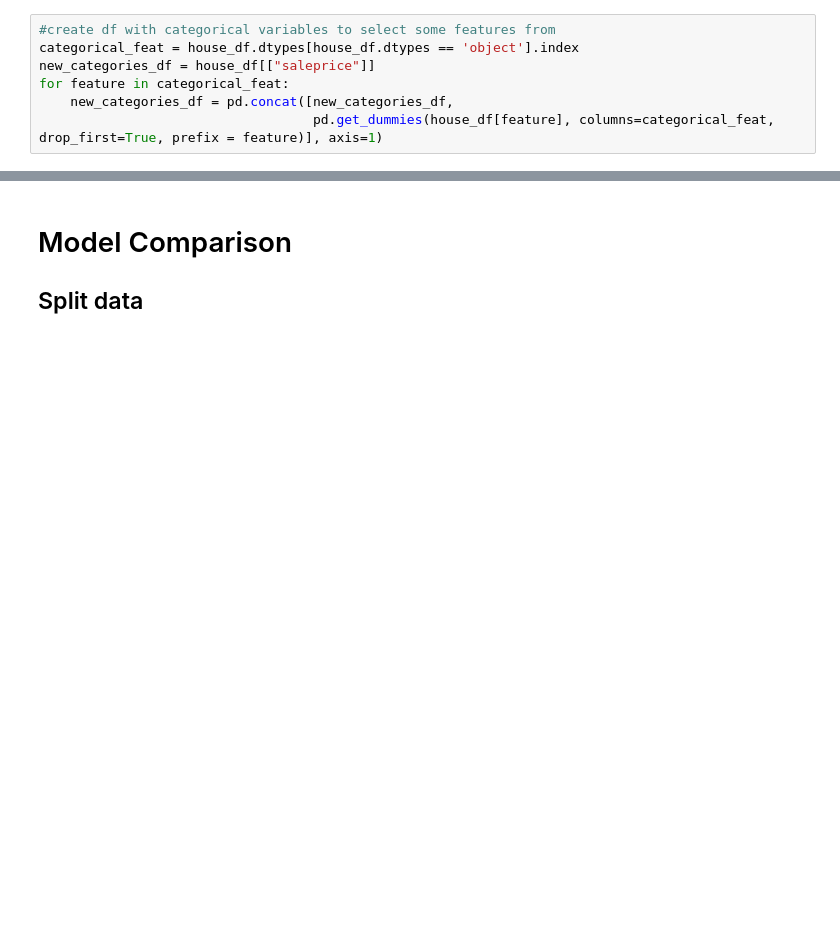
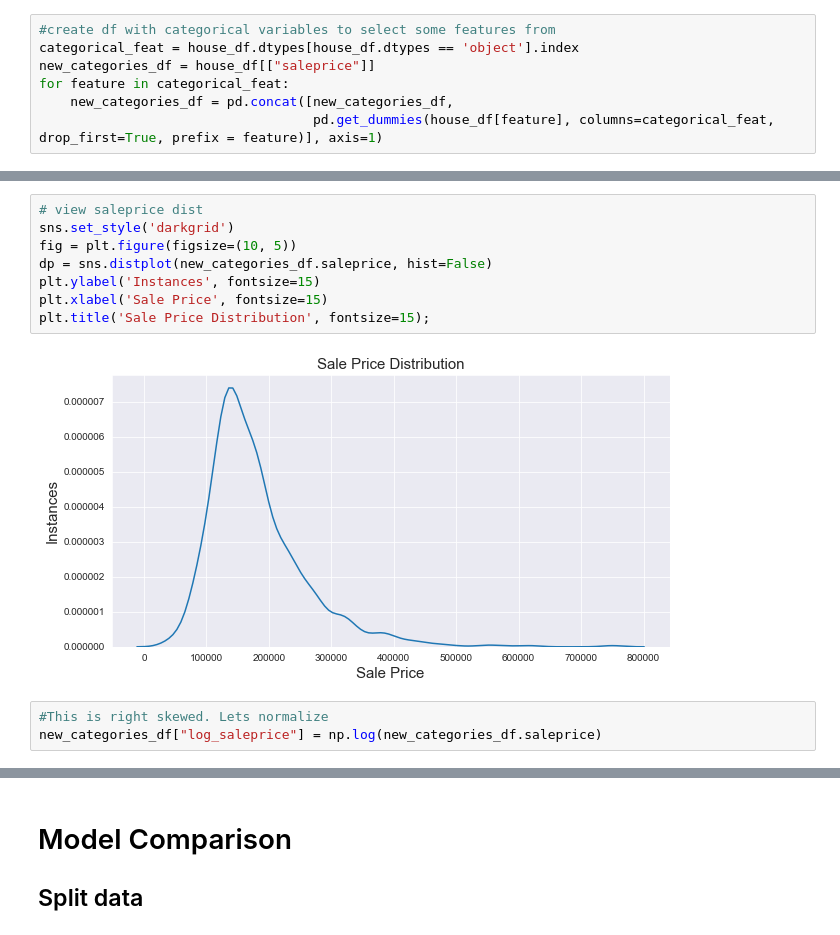
Before and after one commit to chrisoyer/thinkful_notes, a Jupyter notebook: Unit_2_supervised_learning/19/19.8_Regression_Challenge.ipynb, the cells around one changed output, grey strips where cells are left out. Drawn from its saved outputs; the diff is of its cells as text; blank space fills up the shorter version.

```diff
--- a/Unit_2_supervised_learning/19/19.8_Regression_Challenge.ipynb
+++ b/Unit_2_supervised_learning/19/19.8_Regression_Challenge.ipynb
@@ -170,0 +166,13 @@ y = house_df.saleprice
+# %%
+# view saleprice dist
+sns.set_style('darkgrid')
+fig = plt.figure(figsize=(10, 5))
+dp = sns.distplot(new_categories_df.saleprice, hist=False)
+plt.ylabel('Instances', fontsize=15)
+plt.xlabel('Sale Price', fontsize=15)
+plt.title('Sale Price Distribution', fontsize=15);
+# %% [output]
+[figure, added]
+# %%
+#This is right skewed. Lets normalize
+new_categories_df["log_saleprice"] = np.log(new_categories_df.saleprice)
```
Also changed, not shown: parts of 18 cells of this notebook, 2 other files.
